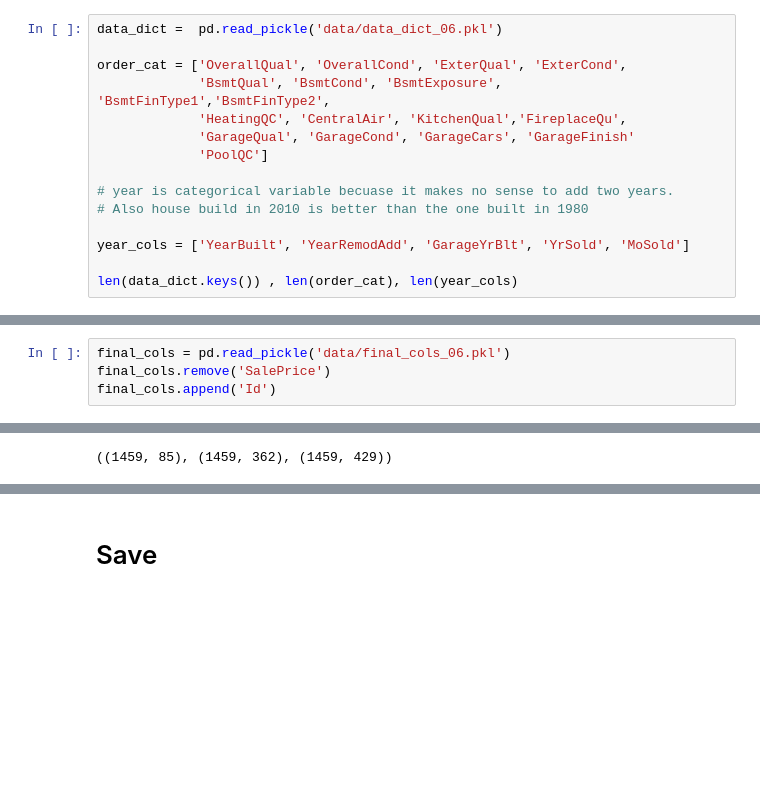
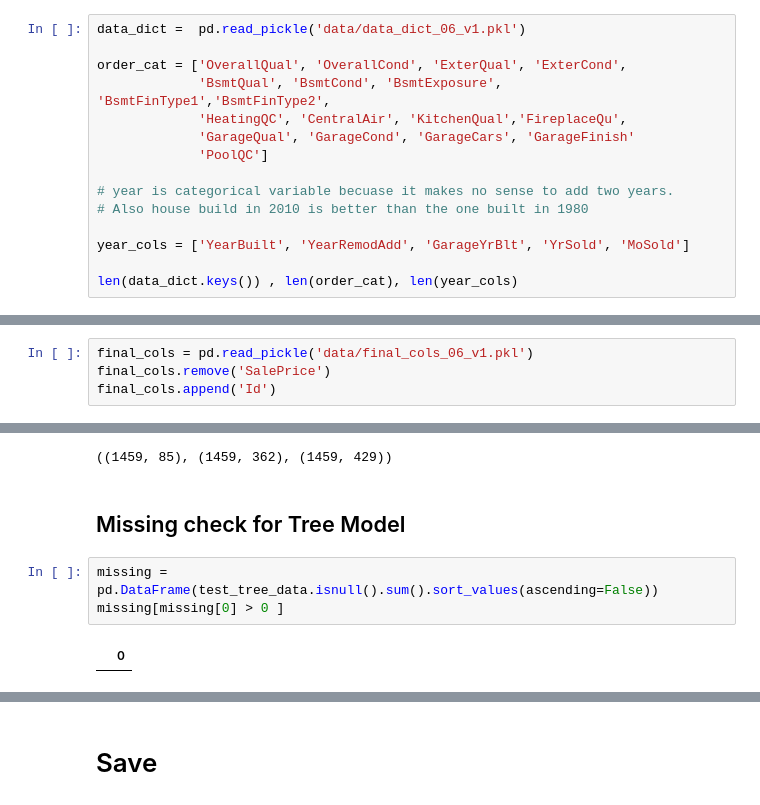
Before and after one commit to adeelahuma/applied_ds_ml_projects, a Jupyter notebook: house_prices/06_02_feature_transformation_test_data.ipynb, the cells around one changed output, grey strips where cells are left out. Cells and saved outputs as stored; diff of their text form; blank space fills up the shorter version.

```diff
--- a/house_prices/06_02_feature_transformation_test_data.ipynb
+++ b/house_prices/06_02_feature_transformation_test_data.ipynb
@@ -50,7 +50,7 @@ test_data.select_dtypes('object').describe()
 
 ### Data Dictionary
 # %%
-data_dict =  pd.read_pickle('data/data_dict_06.pkl')
+data_dict =  pd.read_pickle('data/data_dict_06_v1.pkl')
 
 order_cat = ['OverallQual', 'OverallCond', 'ExterQual', 'ExterCond',
              'BsmtQual', 'BsmtCond', 'BsmtExposure', 'BsmtFinType1','BsmtFinType2',
@@ -266,7 +266,7 @@ def get_one_hot_encoded_X(X, cat_colums, dummy_trap=True, delete_original_cat= T
 
     return X
 # %%
-final_cols = pd.read_pickle('data/final_cols_06.pkl')
+final_cols = pd.read_pickle('data/final_cols_06_v1.pkl')
 final_cols.remove('SalePrice')
 final_cols.append('Id')
 # %%
@@ -286,3 +286,10 @@ test_tree_data = get_one_hot_encoded_X(test, cat_cols_final, dummy_trap= False,
 test.shape, test_regression_data.shape, test_tree_data.shape
 # %% [output]
 ((1459, 85), (1459, 362), (1459, 429))
+# %% [markdown]
+## Missing check for Tree Model
+# %%
+missing = pd.DataFrame(test_tree_data.isnull().sum().sort_values(ascending=False))
+missing[missing[0] > 0 ]
+# %% [output]
+|  | 0 |
```
Also changed, not shown: parts of 5 cells of this notebook, 2 other files.
